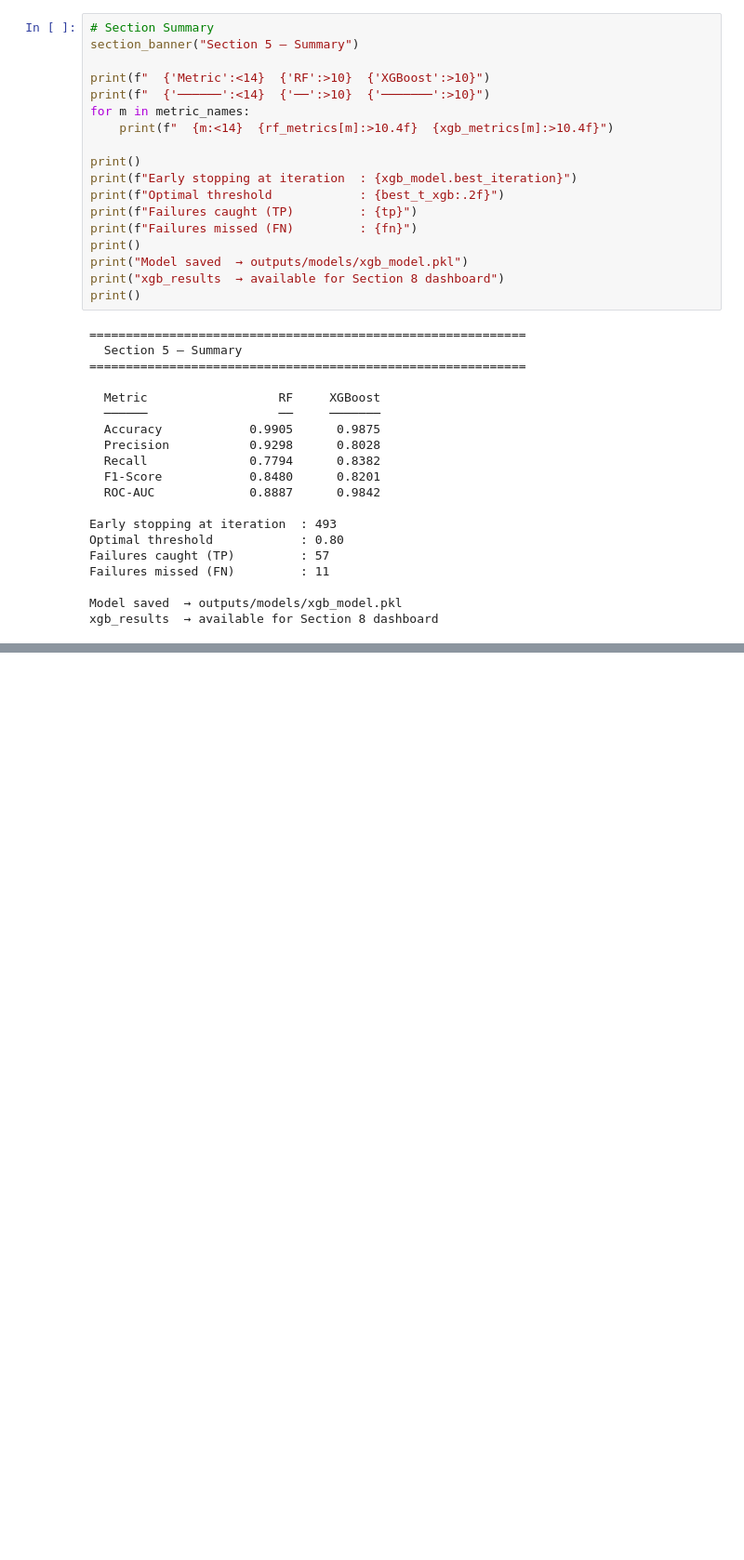
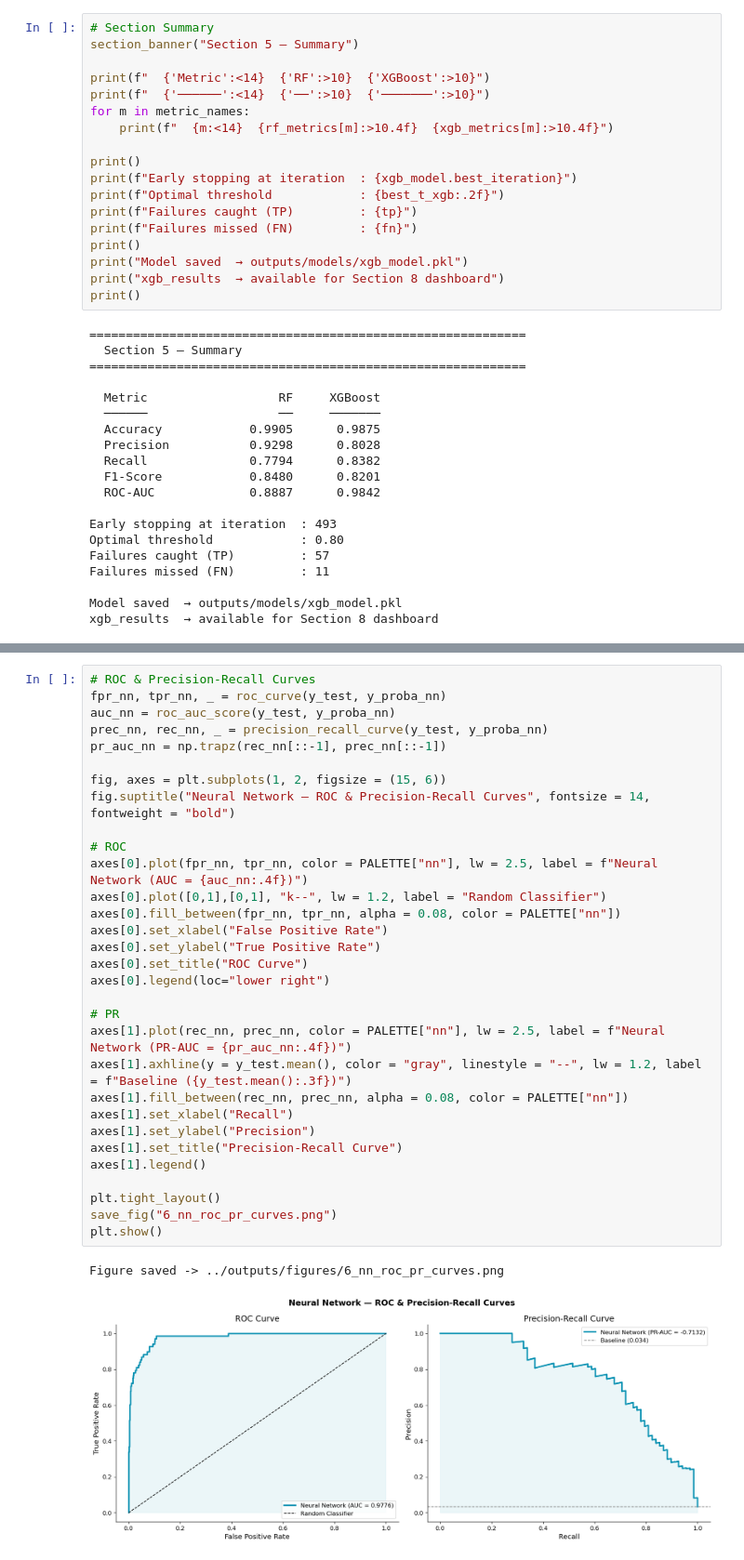
Before and after one commit to HoodaVishal/Predictive-Maintenance-ML, a Jupyter notebook: notebook/Predictive Maintenance ML.ipynb, the cells around one changed output, grey strips where cells are left out. Shown at 93% size. Drawn from its saved outputs; the diff is of its cells as text; blank space fills up the shorter version.

```diff
--- a/notebook/Predictive Maintenance ML.ipynb
+++ b/notebook/Predictive Maintenance ML.ipynb
@@ -1744,0 +2028,34 @@ xgb_results  → available for Section 8 dashboard
+# %%
+# ROC & Precision-Recall Curves
+fpr_nn, tpr_nn, _ = roc_curve(y_test, y_proba_nn)
+auc_nn = roc_auc_score(y_test, y_proba_nn)
+prec_nn, rec_nn, _ = precision_recall_curve(y_test, y_proba_nn)
+pr_auc_nn = np.trapz(rec_nn[::-1], prec_nn[::-1])
+
+fig, axes = plt.subplots(1, 2, figsize = (15, 6))
+fig.suptitle("Neural Network — ROC & Precision-Recall Curves", fontsize = 14, fontweight = "bold")
+
+# ROC
+axes[0].plot(fpr_nn, tpr_nn, color = PALETTE["nn"], lw = 2.5, label = f"Neural Network (AUC = {auc_nn:.4f})")
+axes[0].plot([0,1],[0,1], "k--", lw = 1.2, label = "Random Classifier")
+axes[0].fill_between(fpr_nn, tpr_nn, alpha = 0.08, color = PALETTE["nn"])
+axes[0].set_xlabel("False Positive Rate")
+axes[0].set_ylabel("True Positive Rate")
+axes[0].set_title("ROC Curve")
+axes[0].legend(loc="lower right")
+
+# PR
+axes[1].plot(rec_nn, prec_nn, color = PALETTE["nn"], lw = 2.5, label = f"Neural Network (PR-AUC = {pr_auc_nn:.4f})")
+axes[1].axhline(y = y_test.mean(), color = "gray", linestyle = "--", lw = 1.2, label = f"Baseline ({y_test.mean():.3f})")
+axes[1].fill_between(rec_nn, prec_nn, alpha = 0.08, color = PALETTE["nn"])
+axes[1].set_xlabel("Recall")
+axes[1].set_ylabel("Precision")
+axes[1].set_title("Precision-Recall Curve")
+axes[1].legend()
+
+plt.tight_layout()
+save_fig("6_nn_roc_pr_curves.png")
+plt.show()
+# %% [output]
+Figure saved -> ../outputs/figures/6_nn_roc_pr_curves.png
+[figure, added]
```
Also changed, not shown: parts of 10 cells of this notebook, 4 other files.
